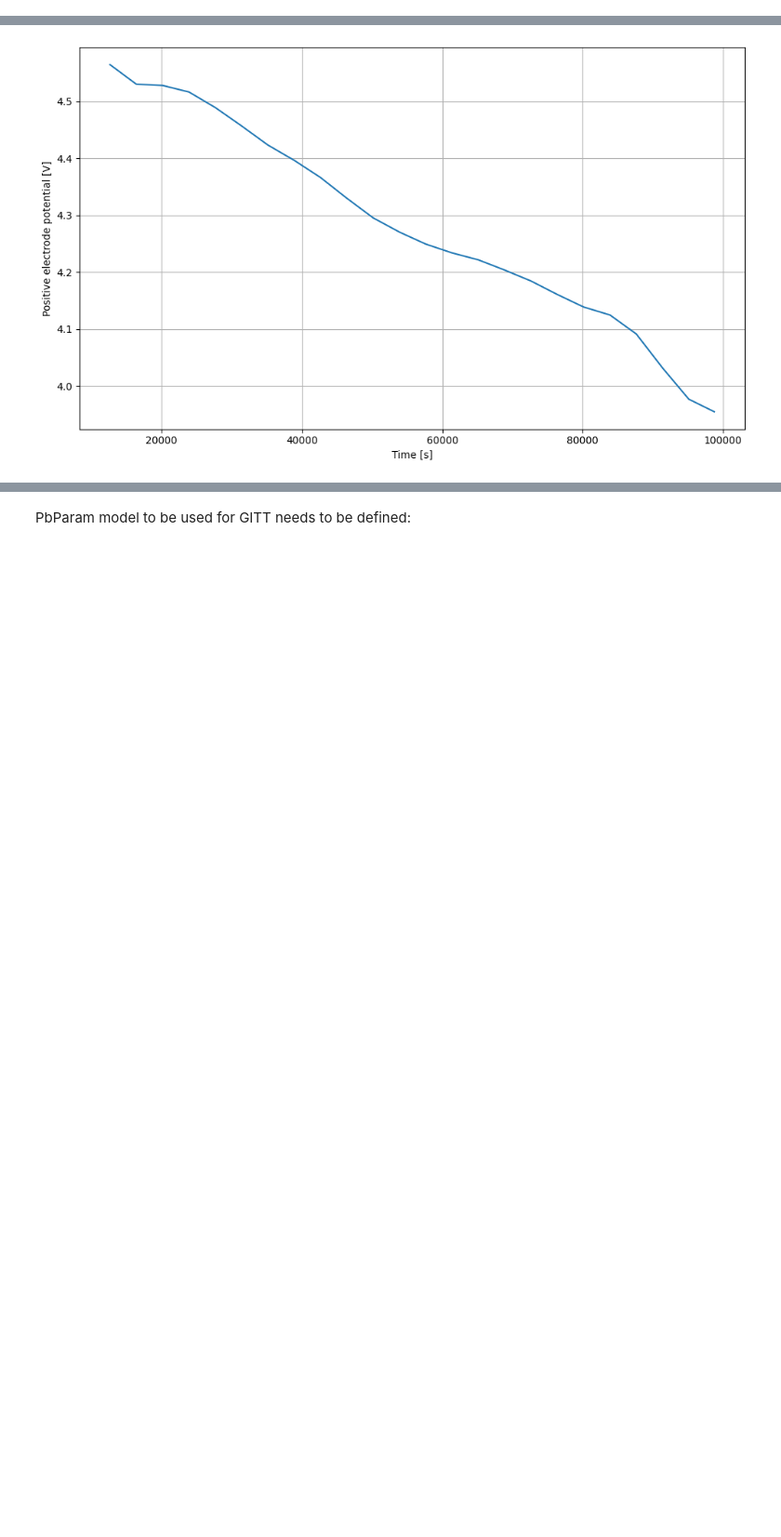
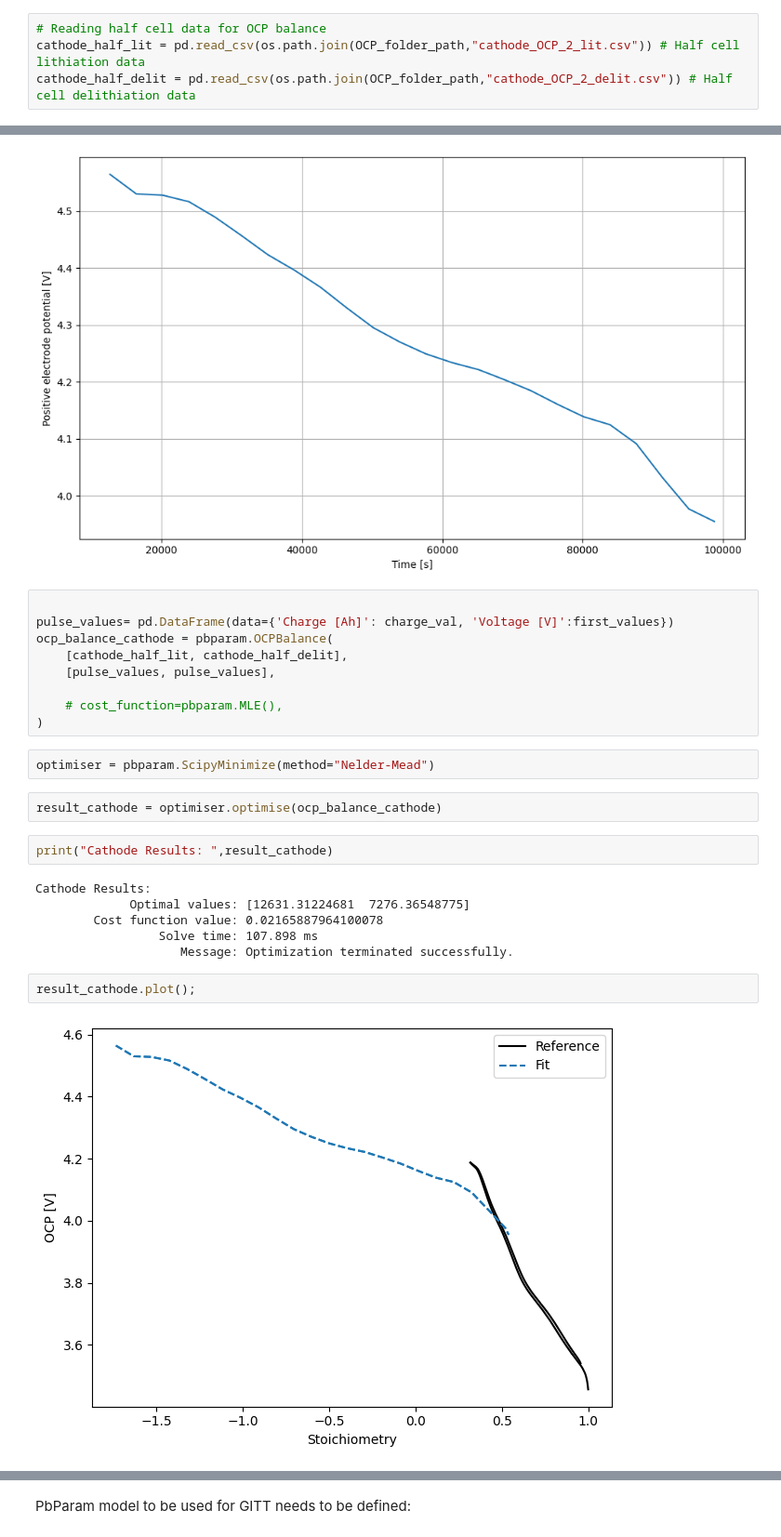
Before and after one commit to paramm-team/pybamm-param, a Jupyter notebook: examples/notebooks/GITT_loop.ipynb, the cells around one changed output, grey strips where cells are left out. Shown at 93% size. Cells and saved outputs as stored; diff of their text form; blank space fills up the shorter version.

```diff
--- a/examples/notebooks/GITT_loop.ipynb
+++ b/examples/notebooks/GITT_loop.ipynb
@@ -30,4 +31,8 @@ for csv_file in sorted_files_by_pulse:
     dfs[csv_file] = pd.read_csv(file_path)
+# %%
+# Reading half cell data for OCP balance
+cathode_half_lit = pd.read_csv(os.path.join(OCP_folder_path,"cathode_OCP_2_lit.csv")) # Half cell lithiation data
+cathode_half_delit = pd.read_csv(os.path.join(OCP_folder_path,"cathode_OCP_2_delit.csv")) # Half cell delithiation data
 # %%
 ## OPTIONAL ##
 
@@ -108,6 +113,31 @@ plt.show()
 # %% [output]
 [figure]
 [figure]
+# %%
+
+pulse_values= pd.DataFrame(data={'Charge [Ah]': charge_val, 'Voltage [V]':first_values})
+ocp_balance_cathode = pbparam.OCPBalance(
+    [cathode_half_lit, cathode_half_delit],
+    [pulse_values, pulse_values],
+
+    # cost_function=pbparam.MLE(),
+)
+# %%
+optimiser = pbparam.ScipyMinimize(method="Nelder-Mead")
+# %%
+result_cathode = optimiser.optimise(ocp_balance_cathode)
+# %%
+print("Cathode Results: ",result_cathode)
+# %% [output]
+Cathode Results:
+             Optimal values: [12631.31224681  7276.36548775]
+        Cost function value: 0.02165887964100078
+                 Solve time: 107.898 ms
+                    Message: Optimization terminated successfully.
+# %%
+result_cathode.plot();
+# %% [output]
+[figure, added]
 # %%
 # For BasicGITT, we need derivatives of each pulse which can be calculated as:
 import numpy as np
```
Also changed, not shown: parts of 4 cells of this notebook, 2 other files.
